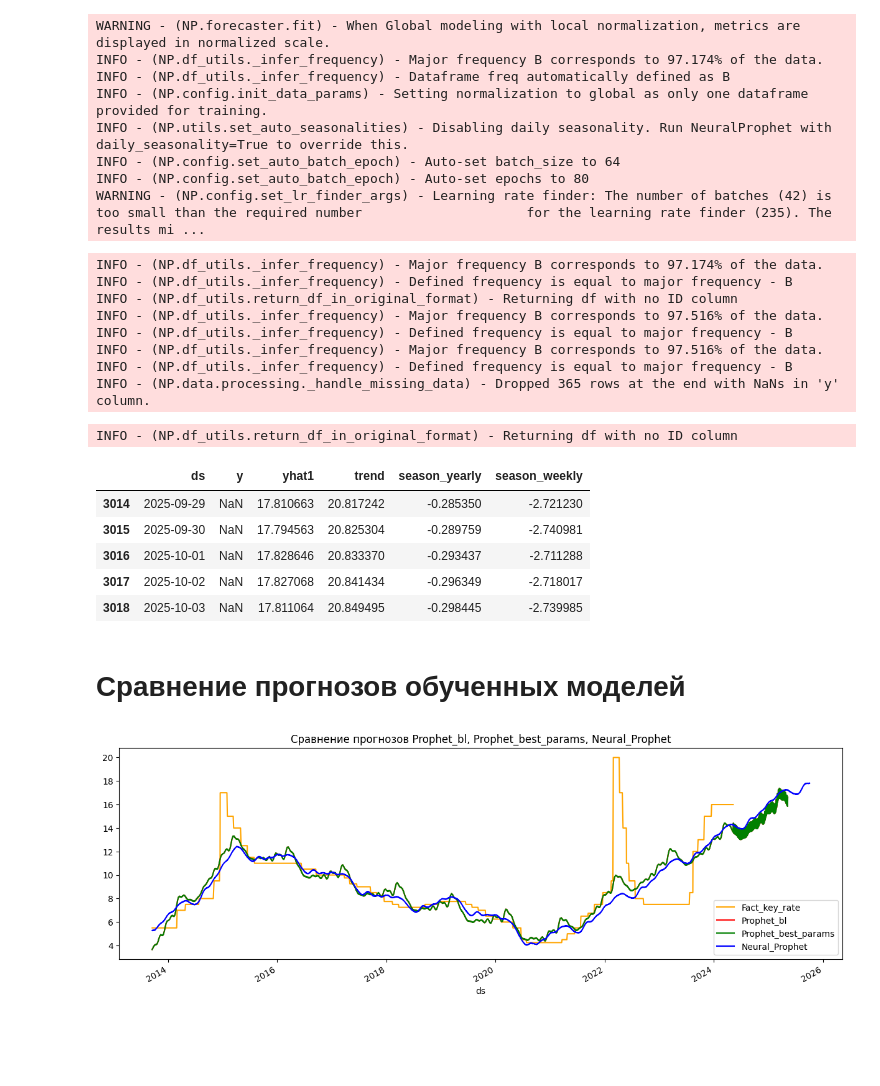
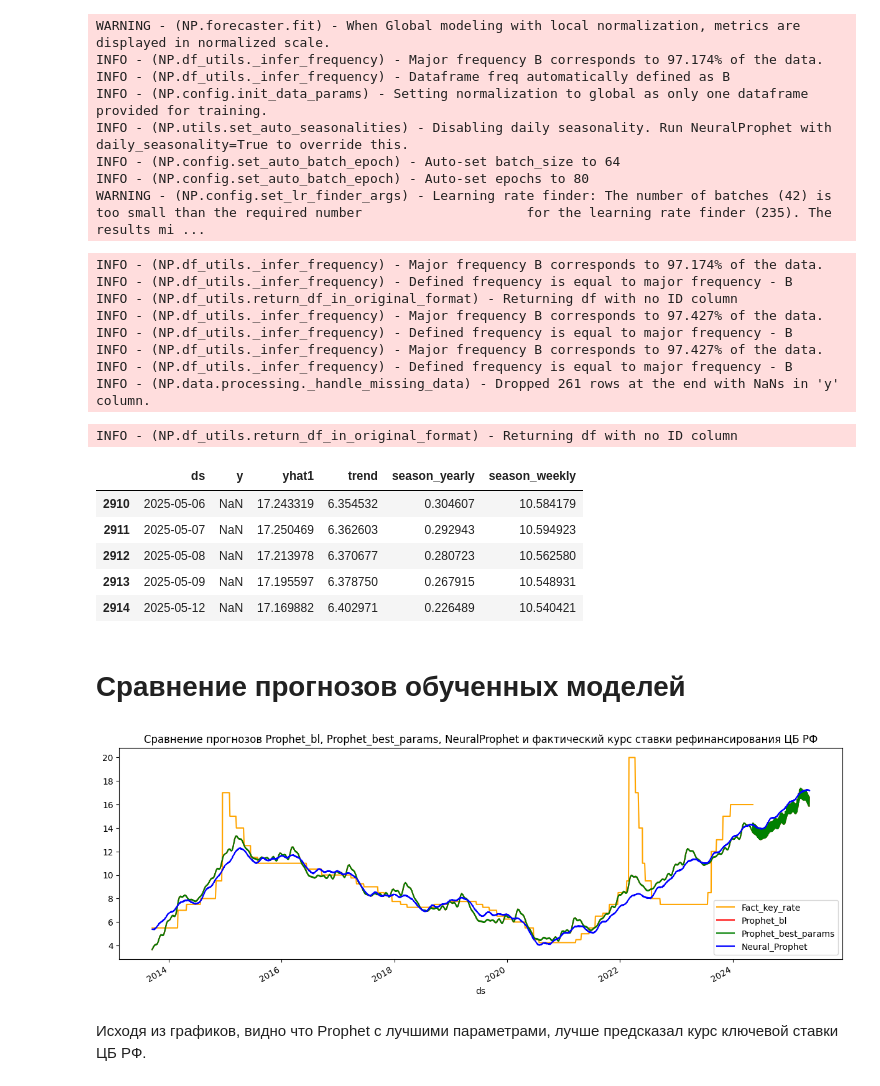
Before and after one commit to myxa95/01_Prediction_of_the_key_rate_in_the_Russian_Federation, a Jupyter notebook: notebooks/Baseline_Tuning.ipynb, the cells around one changed output. Drawn from its saved outputs; the diff is of its cells as text; code cells hidden in the pictures; blank space fills up the shorter version.

```diff
--- a/notebooks/Baseline_Tuning.ipynb
+++ b/notebooks/Baseline_Tuning.ipynb
@@ -536,7 +534,7 @@ plt.show()
 # Обучение модели на df
 NeuralProphet_df = NeuralProphet()
 NeuralProphet_df.set_plotting_backend("plotly-static")
-metricsnp = NeuralProphet_df.fit(df)
+metricsnp = NeuralProphet_df.fit(df,)
 # %% [output]
 WARNING - (NP.forecaster.fit) - When Global modeling with local normalization, metrics are displayed in normalized scale.
 INFO - (NP.df_utils._infer_frequency) - Major frequency B corresponds to 97.174% of the data.
@@ -548,25 +546,25 @@ INFO - (NP.config.set_auto_batch_epoch) - Auto-set epochs to 80
 WARNING - (NP.config.set_lr_finder_args) - Learning rate finder: The number of batches (42) is too small than the required number                     for the learning rate finder (235). The results mi ...
 # %%
 # Создание df с прогнозом
-future_np = NeuralProphet_df.make_future_dataframe(df, periods = pred_days_forecast, n_historic_predictions = True)
+future_np = NeuralProphet_df.make_future_dataframe(df, periods = pred_days_forecast-104, n_historic_predictions = True)
 forecast_np = NeuralProphet_df.predict(future_np)
 forecast_np.tail()
 # %% [output]
 INFO - (NP.df_utils._infer_frequency) - Major frequency B corresponds to 97.174% of the data.
 INFO - (NP.df_utils._infer_frequency) - Defined frequency is equal to major frequency - B
 INFO - (NP.df_utils.return_df_in_original_format) - Returning df with no ID column
-INFO - (NP.df_utils._infer_frequency) - Major frequency B corresponds to 97.516% of the data.
+INFO - (NP.df_utils._infer_frequency) - Major frequency B corresponds to 97.427% of the data.
 INFO - (NP.df_utils._infer_frequency) - Defined frequency is equal to major frequency - B
-INFO - (NP.df_utils._infer_frequency) - Major frequency B corresponds to 97.516% of the data.
+INFO - (NP.df_utils._infer_frequency) - Major frequency B corresponds to 97.427% of the data.
 INFO - (NP.df_utils._infer_frequency) - Defined frequency is equal to major frequency - B
-INFO - (NP.data.processing._handle_missing_data) - Dropped 365 rows at the end with NaNs in 'y' column.
+INFO - (NP.data.processing._handle_missing_data) - Dropped 261 rows at the end with NaNs in 'y' column.
 INFO - (NP.df_utils.return_df_in_original_format) - Returning df with no ID column
 |  | ds | y | yhat1 | trend | season_yearly | season_weekly |
-| 3014 | 2025-09-29 | NaN | 17.810663 | 20.817242 | -0.285350 | -2.721230 |
-| 3015 | 2025-09-30 | NaN | 17.794563 | 20.825304 | -0.289759 | -2.740981 |
-| 3016 | 2025-10-01 | NaN | 17.828646 | 20.833370 | -0.293437 | -2.711288 |
-| 3017 | 2025-10-02 | NaN | 17.827068 | 20.841434 | -0.296349 | -2.718017 |
-| 3018 | 2025-10-03 | NaN | 17.811064 | 20.849495 | -0.298445 | -2.739985 |
+| 2910 | 2025-05-06 | NaN | 17.243319 | 6.354532 | 0.304607 | 10.584179 |
+| 2911 | 2025-05-07 | NaN | 17.250469 | 6.362603 | 0.292943 | 10.594923 |
+| 2912 | 2025-05-08 | NaN | 17.213978 | 6.370677 | 0.280723 | 10.562580 |
+| 2913 | 2025-05-09 | NaN | 17.195597 | 6.378750 | 0.267915 | 10.548931 |
+| 2914 | 2025-05-12 | NaN | 17.169882 | 6.402971 | 0.226489 | 10.540421 |
 # %%
 # Смотрим тренд, годовые и сезонные признаки
 NeuralProphet_df.plot_components(forecast_np)
@@ -576,15 +574,17 @@ NeuralProphet_df.plot(forecast_np)
 # %% [markdown]
 # Сравнение прогнозов обученных моделей
 # %%
-# Сравнение прогнозов Prophet_bl, Prophet_best_params, NeuralProphet
+# Сравнение прогнозов Prophet_bl, Prophet_best_params, NeuralProphet и фактический курс ставки рефинансирования ЦБ РФ
 fig, ax = plt.subplots(figsize=(14,5))
 fig.set_figheight(5)
 fig.set_figwidth(15)
 df.plot(kind='line',x='ds', y='y', color='orange', label='Fact_key_rate', ax=ax)
 forecast_bl.plot(kind='line', x='ds', y='yhat', color='red', label='Prophet_bl', ax=ax)
 forecast_ftm.plot(kind='line', x='ds', y='yhat', color='green', label='Prophet_best_params', ax=ax)
 forecast_np.plot(kind='line', x='ds', y='yhat1', color='blue', label='Neural_Prophet', ax=ax)
-plt.title('Сравнение прогнозов Prophet_bl, Prophet_best_params, Neural_Prophet')
+plt.title('Сравнение прогнозов Prophet_bl, Prophet_best_params, NeuralProphet и фактический курс ставки рефинансирования ЦБ РФ')
 plt.show()
 # %% [output]
-[figure, old version]
+[figure, new version]
+# %% [markdown]
+Исходя из графиков, видно что Prophet с лучшими параметрами, лучше предсказал курс ключевой ставки ЦБ РФ.
```
Also changed, not shown: parts of 18 cells of this notebook, 18 other files.
